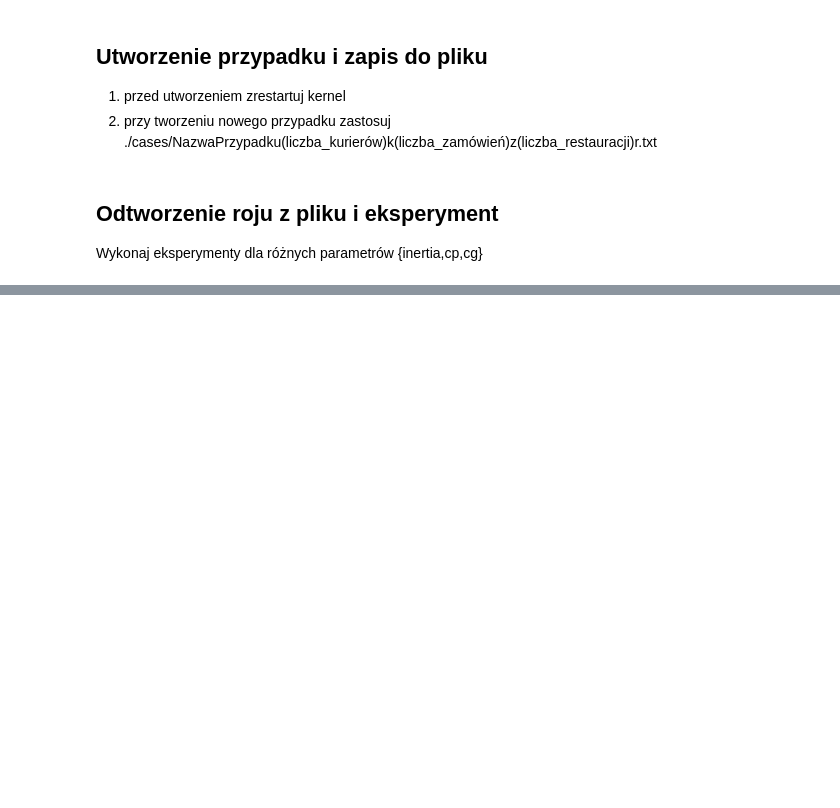
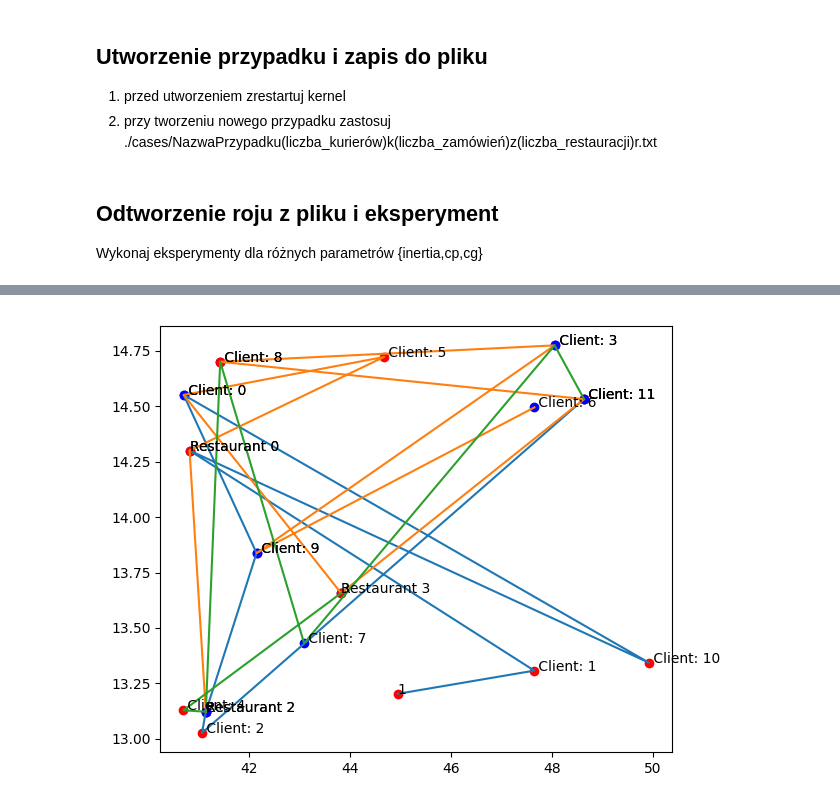
Before and after one commit to smakethunter/PSO_food_delivery, a Jupyter notebook: experiments.ipynb, the cells around one changed output, grey strips where cells are left out. Cells and saved outputs as stored; diff of their text form; code cells hidden in the pictures; blank space fills up the shorter version.

```diff
--- a/experiments.ipynb
+++ b/experiments.ipynb
@@ -42,0 +42,4 @@ history2.draw_loss()
+# %%
+Image(experiments_logs['best_path_plot'][1])
+# %% [output]
+[figure, added]
```
Also changed, not shown: parts of 18 cells of this notebook, 5 other files.
